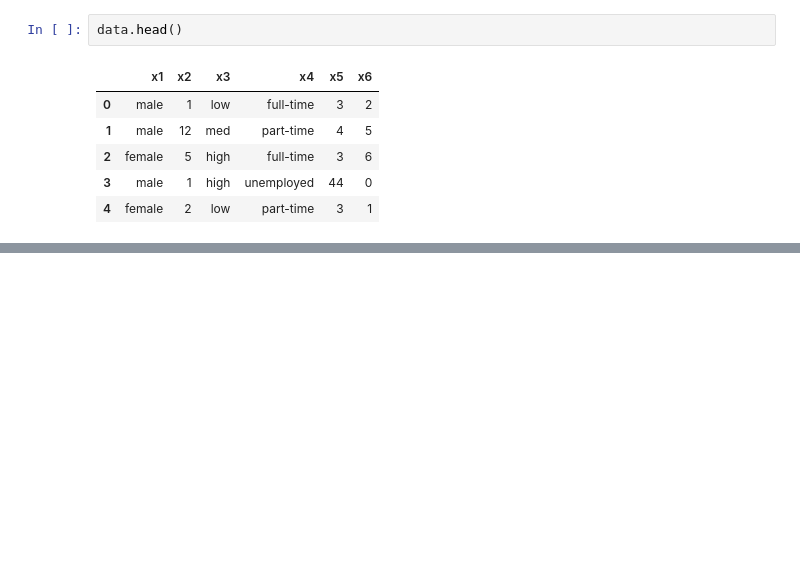
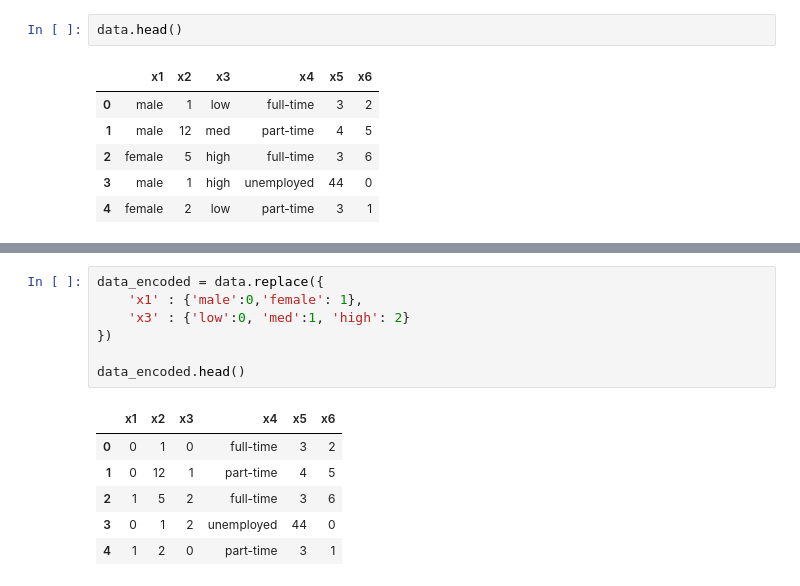
Before and after one commit to MoazzemhossainMoazz/EDGE_AI, a Jupyter notebook: Data_Preprocessing.ipynb, the cells around one changed output, grey strips where cells are left out. Cells and saved outputs as stored; diff of their text form; blank space fills up the shorter version.

```diff
--- a/Data_Preprocessing.ipynb
+++ b/Data_Preprocessing.ipynb
@@ -607,0 +629,14 @@ col_means
+# %%
+data_encoded = data.replace({
+    'x1' : {'male':0,'female': 1},
+    'x3' : {'low':0, 'med':1, 'high': 2}
+})
+
+data_encoded.head()
+# %% [output]
+|  | x1 | x2 | x3 | x4 | x5 | x6 |
+| 0 | 0 | 1 | 0 | full-time | 3 | 2 |
+| 1 | 0 | 12 | 1 | part-time | 4 | 5 |
+| 2 | 1 | 5 | 2 | full-time | 3 | 6 |
+| 3 | 0 | 1 | 2 | unemployed | 44 | 0 |
+| 4 | 1 | 2 | 0 | part-time | 3 | 1 |
```
Also changed, not shown: parts of 26 cells of this notebook.
